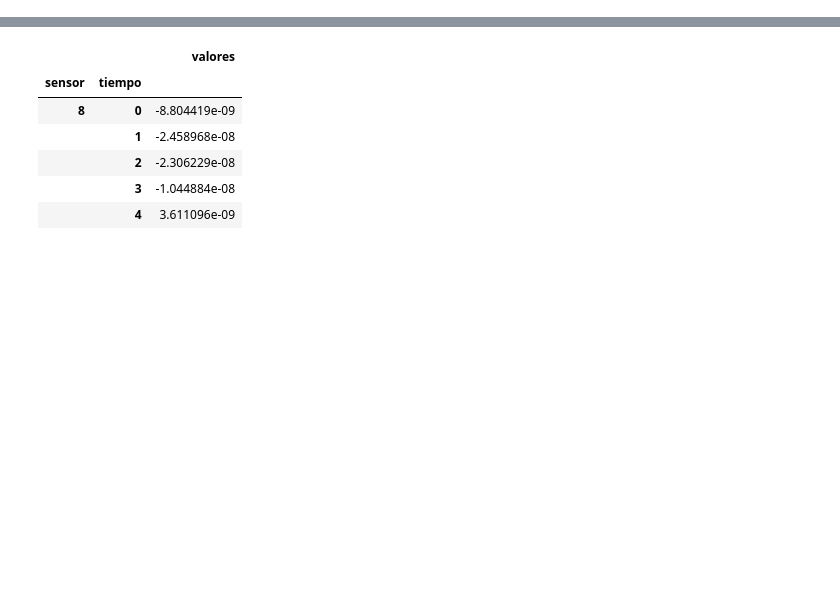
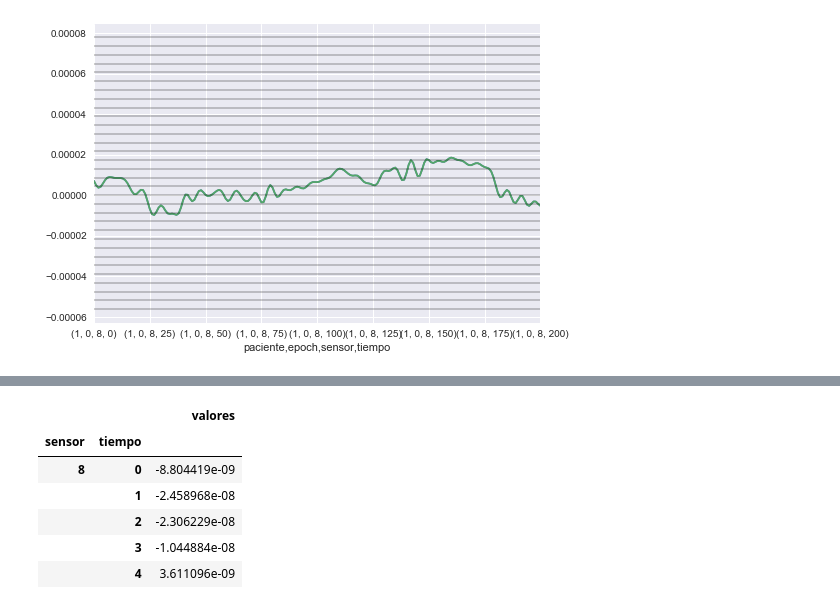
Before and after one commit to BrianBohe/DataScienceCourse, a Jupyter notebook: tp2/resolucion_2.ipynb, the cells around one changed output, grey strips where cells are left out. Cells and saved outputs as stored; diff of their text form; code cells hidden in the pictures; blank space fills up the shorter version.

```diff
--- a/tp2/resolucion_2.ipynb
+++ b/tp2/resolucion_2.ipynb
@@ -51,10 +25,0 @@ print(step)
-# %%
-def transformacion_simbolica(v):
-    simbolos = (v - min_value) // step
-    simbolos[simbolos == N] = N - 1
-    return simbolos
-
-for pacientes in [pacientes_P, pacientes_S]:
-    for i, df_p in enumerate(pacientes):
-        print("Paciente", i, end="\r")
-        df_p["simbolo"] = df_p.groupby(["paciente", "epoch", "sensor"]).apply(transformacion_simbolica)
@@ -62,0 +54,8 @@ Paciente 9
+# %%
+pacientes.loc[1,0,8,:]['valores'].plot()
+for i in range(int(i_s.loc[8]['N'])):
+    sns.plt.plot((0,200),(i_s.loc[8]['min'] + i*i_s.loc[8]['step'],i_s.loc[8]['min'] + i*i_s.loc[8]['step']),
+                 'k-', lw = 0.4)
+sns.plt.show()
+# %% [output]
+[figure, added]
```
Also changed, not shown: parts of 27 cells of this notebook, 1 other file.
